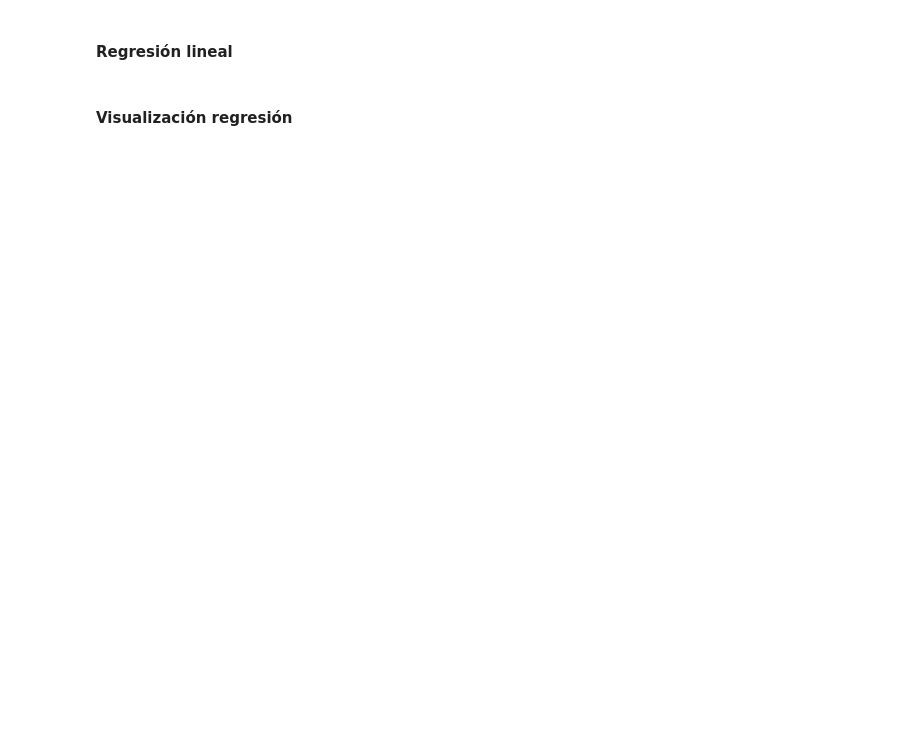
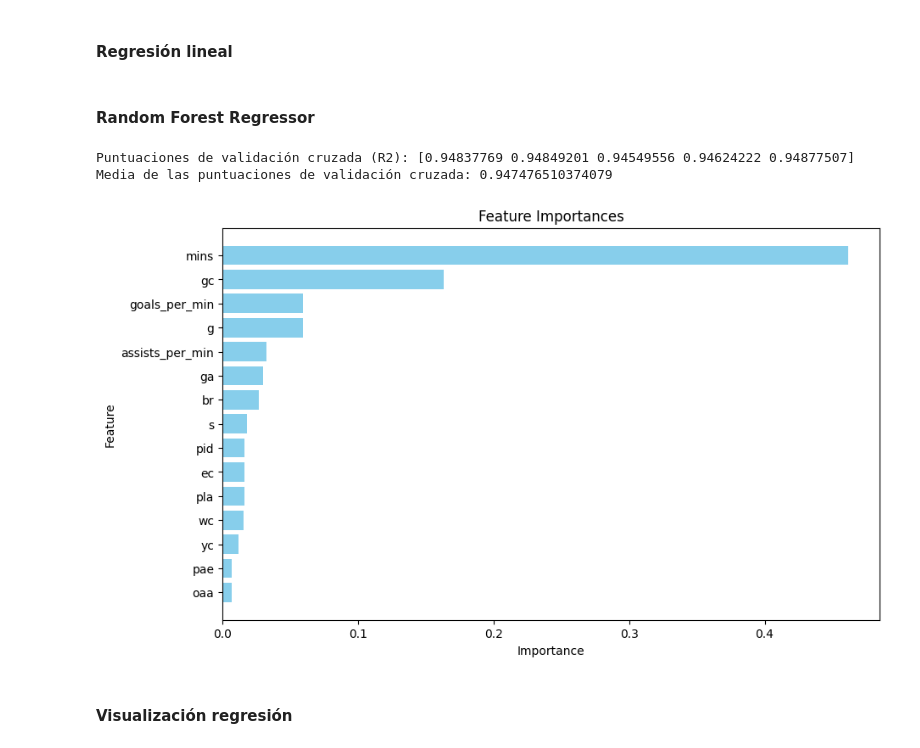
Before and after one commit to fernandez-a/La-liga-fantasy-predictor, a Jupyter notebook: la_liga/notebooks/02_train_test_mode.ipynb, the cells around one changed output. Drawn from its saved outputs; the diff is of its cells as text; code cells hidden in the pictures; blank space fills up the shorter version.

```diff
--- a/la_liga/notebooks/02_train_test_mode.ipynb
+++ b/la_liga/notebooks/02_train_test_mode.ipynb
@@ -138,3 +107,5 @@ lr_predictions = lr_model.predict(X_test)
 
 lr_mse = mean_squared_error(y_test, lr_predictions)
 lr_r2 = r2_score(y_test, lr_predictions)
+# %% [markdown]
+#### Random Forest Regressor
@@ -141,2 +121,33 @@ lr_r2 = r2_score(y_test, lr_predictions)
+# %%
+from sklearn.model_selection import cross_val_score
+rf_regressor = RandomForestRegressor(random_state=42)
+
+
+cv_scores = cross_val_score(rf_regressor, X_train, y_train, cv=5, scoring='r2')
+
+rf_regressor.fit(X_train, y_train)
+
+feature_importances = rf_regressor.feature_importances_
+importance_df = pd.DataFrame({'Feature': X_train.columns, 'Importance': feature_importances})
+importance_df = importance_df.sort_values(by='Importance', ascending=False)
+
+print("Puntuaciones de validación cruzada (R2):", cv_scores)
+print("Media de las puntuaciones de validación cruzada:", np.mean(cv_scores))
+# %% [output]
+Puntuaciones de validación cruzada (R2): [0.94837769 0.94849201 0.94549556 0.94624222 0.94877507]
+Media de las puntuaciones de validación cruzada: 0.947476510374079
+# %%
+importance_df = importance_df.head(15)
+plt.figure(figsize=(10, 6))
+plt.barh(importance_df['Feature'], importance_df['Importance'], color='skyblue')
+plt.xlabel('Importance')
+plt.ylabel('Feature')
+plt.title('Feature Importances')
+plt.gca().invert_yaxis()
+plt.savefig('./figures/feature_importance.png')
+
+plt.show()
+# %% [output]
+[figure, added]
 # %% [markdown]
 #### Visualización regresión
```
Also changed, not shown: parts of 19 cells of this notebook, 4 other files.
